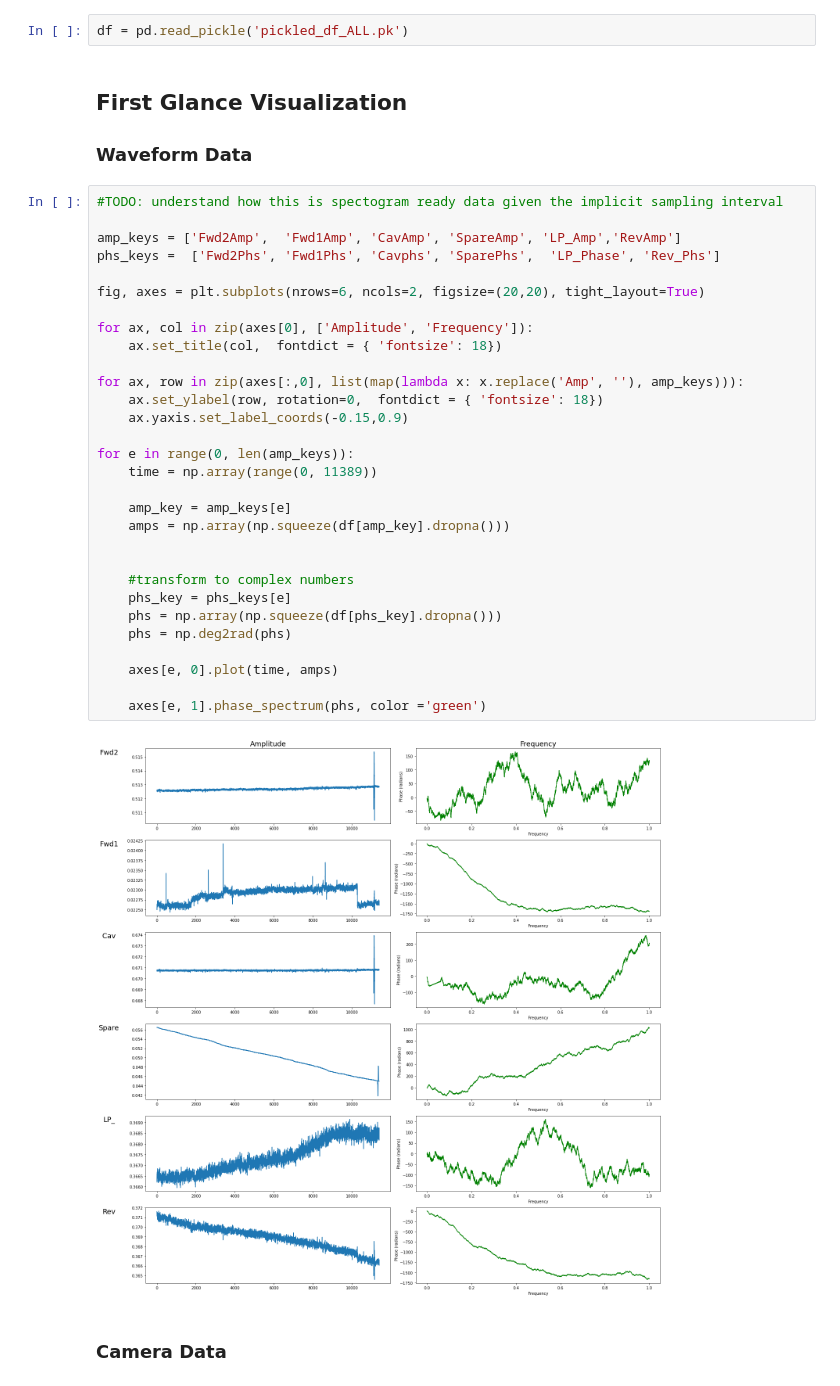
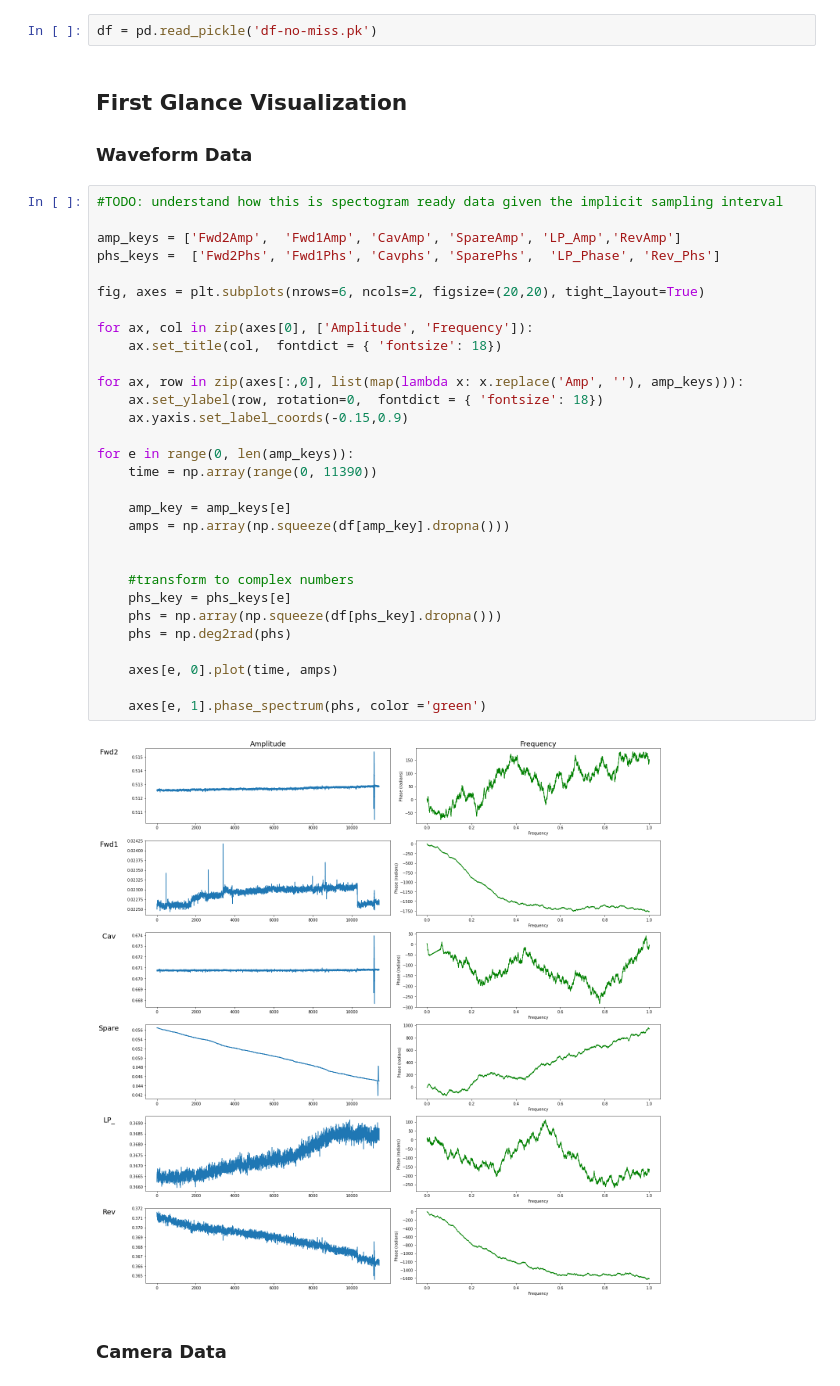
Before and after one commit to laurenmoos/marinetti, a Jupyter notebook: DataVisualization.ipynb, the cells around one changed output. Cells and saved outputs as stored; diff of their text form.

```diff
--- a/DataVisualization.ipynb
+++ b/DataVisualization.ipynb
@@ -45,7 +45,7 @@ def com(camera_type):
     ax.plot(t[:100], com[:100], label='COM Data SCAM')
 #     ax.fill_between(t[:100], mean[:100] - std[:100], mean[:100] + std[:100], alpha=0.5)
 # %%
-df = pd.read_pickle('pickled_df_ALL.pk')
+df = pd.read_pickle('df-no-miss.pk')
 # %% [markdown]
 ## First Glance Visualization
 
@@ -53,35 +53,35 @@ df = pd.read_pickle('pickled_df_ALL.pk')
 # %%
 #TODO: understand how this is spectogram ready data given the implicit sampling interval
 
 amp_keys = ['Fwd2Amp',  'Fwd1Amp', 'CavAmp', 'SpareAmp', 'LP_Amp','RevAmp']
 phs_keys =  ['Fwd2Phs', 'Fwd1Phs', 'Cavphs', 'SparePhs',  'LP_Phase', 'Rev_Phs']
 
 fig, axes = plt.subplots(nrows=6, ncols=2, figsize=(20,20), tight_layout=True)
 
 for ax, col in zip(axes[0], ['Amplitude', 'Frequency']):
     ax.set_title(col,  fontdict = { 'fontsize': 18})
 
 for ax, row in zip(axes[:,0], list(map(lambda x: x.replace('Amp', ''), amp_keys))):
     ax.set_ylabel(row, rotation=0,  fontdict = { 'fontsize': 18})
     ax.yaxis.set_label_coords(-0.15,0.9)
 
 for e in range(0, len(amp_keys)):
-    time = np.array(range(0, 11389))
+    time = np.array(range(0, 11390))
 
     amp_key = amp_keys[e]
     amps = np.array(np.squeeze(df[amp_key].dropna()))
 
 
     #transform to complex numbers
     phs_key = phs_keys[e]
     phs = np.array(np.squeeze(df[phs_key].dropna()))
     phs = np.deg2rad(phs)
 
     axes[e, 0].plot(time, amps)
 
     axes[e, 1].phase_spectrum(phs, color ='green')
 # %% [output]
-[figure, old version]
+[figure, new version]
 # %% [markdown]
 ### Camera Data
 # %%
```
Also changed, not shown: parts of 5 cells of this notebook, 13 other files.
